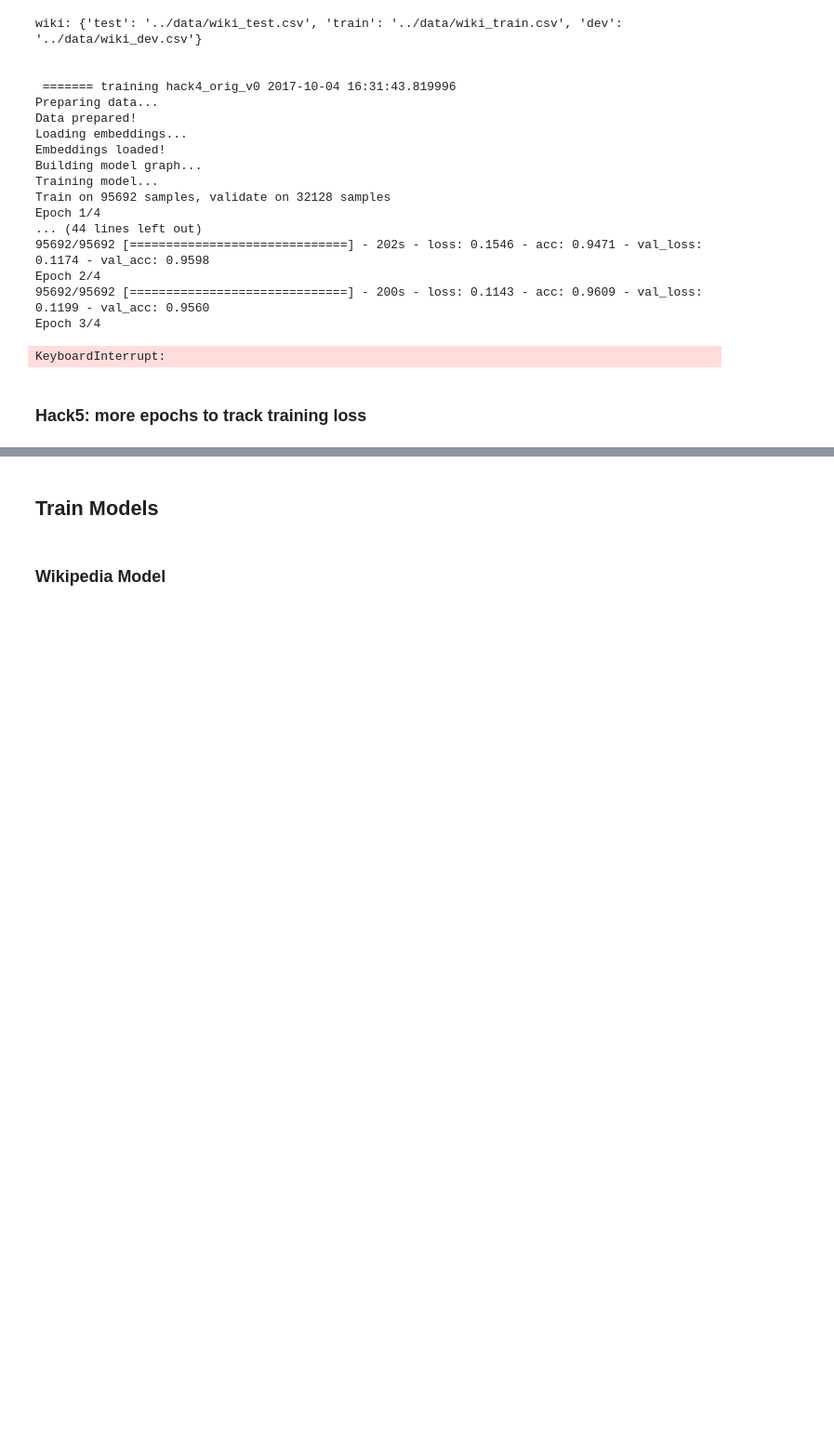
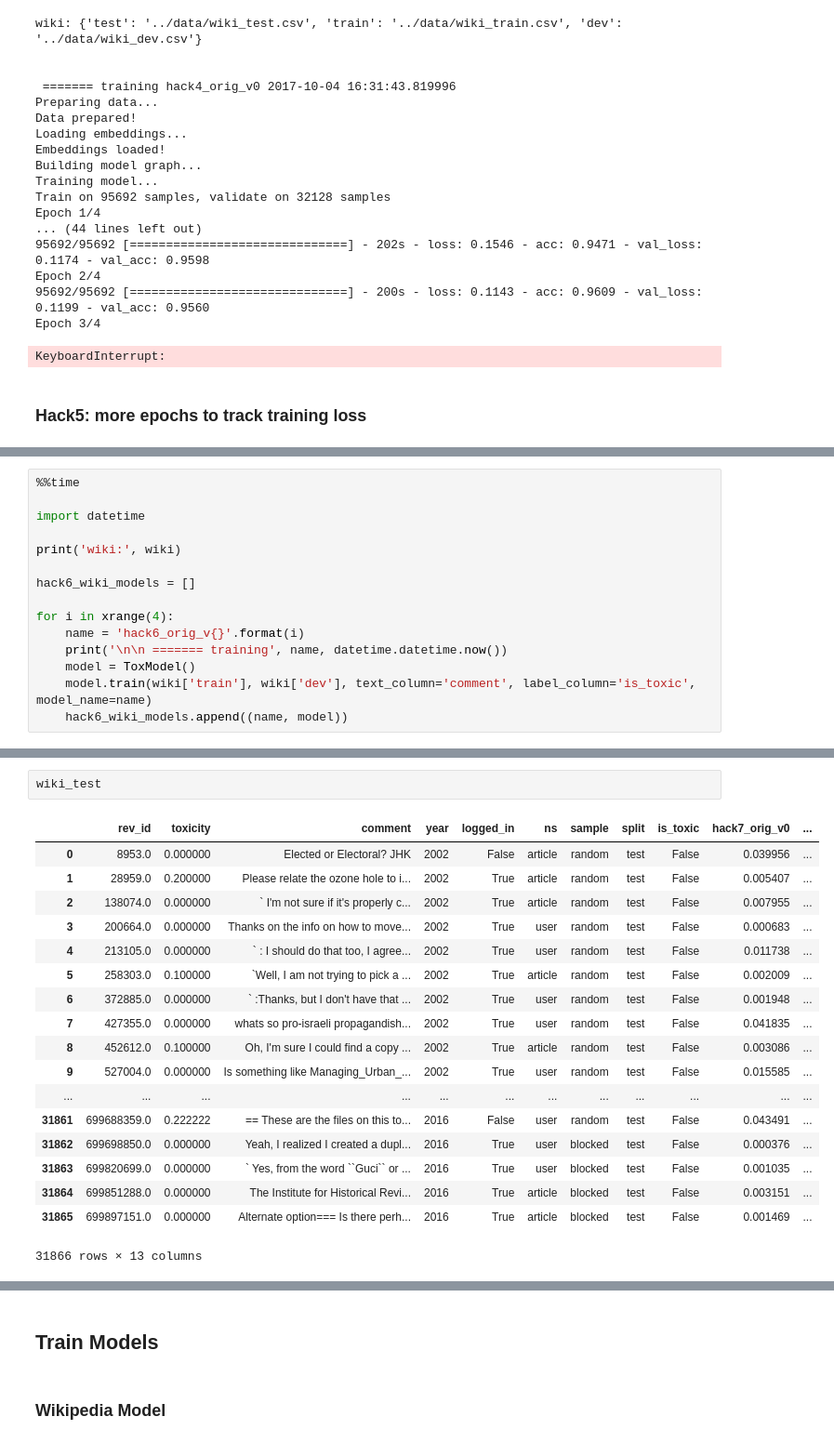
Before and after one commit to rubinovitz/unintended-ml-bias-analysis, a Jupyter notebook: src/Train Toxicity Model.ipynb, the cells around one changed output, grey strips where cells are left out. Shown: that part at 93% size. Drawn from its saved outputs; the diff is of its cells as text; blank space fills up the shorter version.

```diff
--- a/src/Train Toxicity Model.ipynb
+++ b/src/Train Toxicity Model.ipynb
@@ -430,0 +444,15 @@ Epoch 6/10
+# %%
+%%time
+
+import datetime
+
+print('wiki:', wiki)
+
+hack6_wiki_models = []
+
+for i in xrange(4):
+    name = 'hack6_orig_v{}'.format(i)
+    print('\n\n ======= training', name, datetime.datetime.now())
+    model = ToxModel()
+    model.train(wiki['train'], wiki['dev'], text_column='comment', label_column='is_toxic', model_name=name)
+    hack6_wiki_models.append((name, model))
@@ -430,0 +538,21 @@ Epoch 6/10
+# %%
+wiki_test
+# %% [output]
+|  | rev_id | toxicity | comment | year | logged_in | ns | sample | split | is_toxic | hack7_orig_v0 | ... |
+| 0 | 8953.0 | 0.000000 | Elected or Electoral? JHK | 2002 | False | article | random | test | False | 0.039956 | ... |
+| 1 | 28959.0 | 0.200000 | Please relate the ozone hole to i... | 2002 | True | article | random | test | False | 0.005407 | ... |
+| 2 | 138074.0 | 0.000000 | ` I'm not sure if it's properly c... | 2002 | True | article | random | test | False | 0.007955 | ... |
+| 3 | 200664.0 | 0.000000 | Thanks on the info on how to move... | 2002 | True | user | random | test | False | 0.000683 | ... |
+| 4 | 213105.0 | 0.000000 | ` : I should do that too, I agree... | 2002 | True | user | random | test | False | 0.011738 | ... |
+| 5 | 258303.0 | 0.100000 | `Well, I am not trying to pick a ... | 2002 | True | article | random | test | False | 0.002009 | ... |
+| 6 | 372885.0 | 0.000000 | ` :Thanks, but I don't have that ... | 2002 | True | user | random | test | False | 0.001948 | ... |
+| 7 | 427355.0 | 0.000000 | whats so pro-israeli propagandish... | 2002 | True | user | random | test | False | 0.041835 | ... |
+| 8 | 452612.0 | 0.100000 | Oh, I'm sure I could find a copy ... | 2002 | True | article | random | test | False | 0.003086 | ... |
+| 9 | 527004.0 | 0.000000 | Is something like Managing_Urban_... | 2002 | True | user | random | test | False | 0.015585 | ... |
+| ... | ... | ... | ... | ... | ... | ... | ... | ... | ... | ... | ... |
+| 31861 | 699688359.0 | 0.222222 | == These are the files on this to... | 2016 | False | user | random | test | False | 0.043491 | ... |
+| 31862 | 699698850.0 | 0.000000 | Yeah, I realized I created a dupl... | 2016 | True | user | blocked | test | False | 0.000376 | ... |
+| 31863 | 699820699.0 | 0.000000 | ` Yes, from the word ``Guci`` or ... | 2016 | True | user | blocked | test | False | 0.001035 | ... |
+| 31864 | 699851288.0 | 0.000000 | The Institute for Historical Revi... | 2016 | True | article | blocked | test | False | 0.003151 | ... |
+| 31865 | 699897151.0 | 0.000000 | Alternate option=== Is there perh... | 2016 | True | article | blocked | test | False | 0.001469 | ... |
+31866 rows × 13 columns
```
Also changed, not shown: parts of 15 cells of this notebook, 1 other file.
